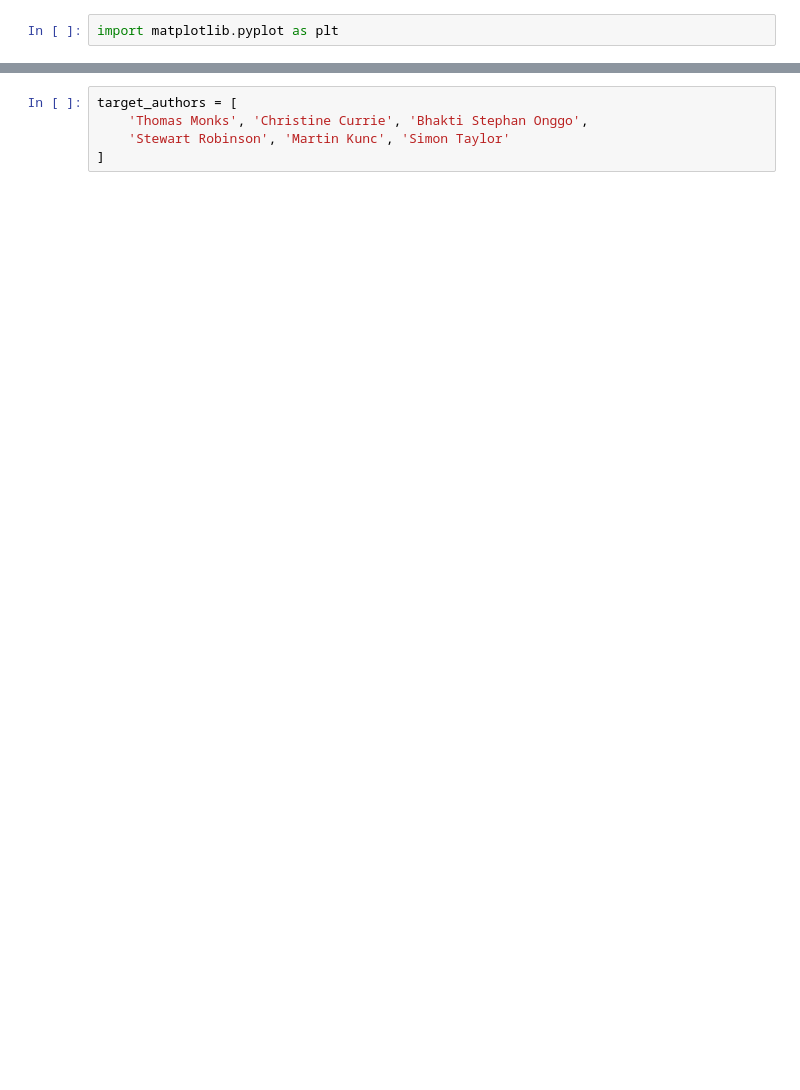
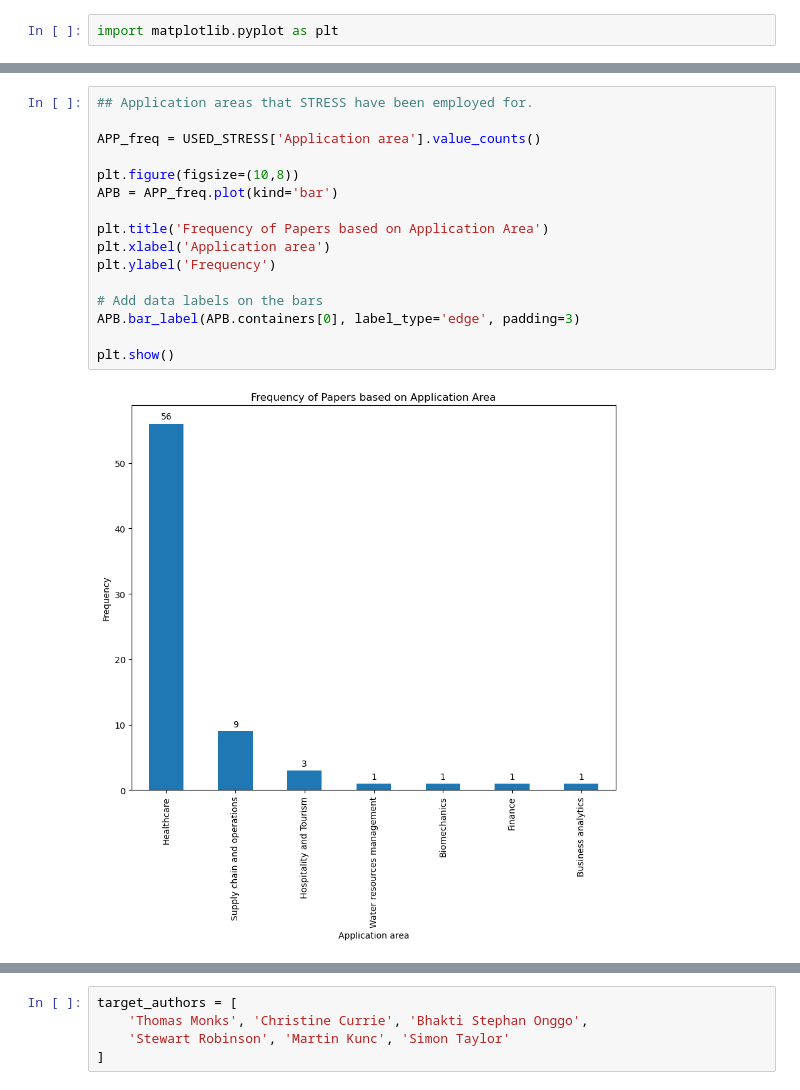
Before and after one commit to pythonhealthdatascience/stress_update, a Jupyter notebook: Analysis.ipynb, the cells around one changed output, grey strips where cells are left out. Cells and saved outputs as stored; diff of their text form; blank space fills up the shorter version.

```diff
--- a/Analysis.ipynb
+++ b/Analysis.ipynb
@@ -67,0 +118,18 @@ plt.show()
+# %%
+## Application areas that STRESS have been employed for.
+
+APP_freq = USED_STRESS['Application area'].value_counts()
+
+plt.figure(figsize=(10,8))
+APB = APP_freq.plot(kind='bar')
+
+plt.title('Frequency of Papers based on Application Area')
+plt.xlabel('Application area')
+plt.ylabel('Frequency')
+
+# Add data labels on the bars
+APB.bar_label(APB.containers[0], label_type='edge', padding=3)
+
+plt.show()
+# %% [output]
+[figure, added]
```
Also changed, not shown: parts of 22 cells of this notebook, 1 other file.
